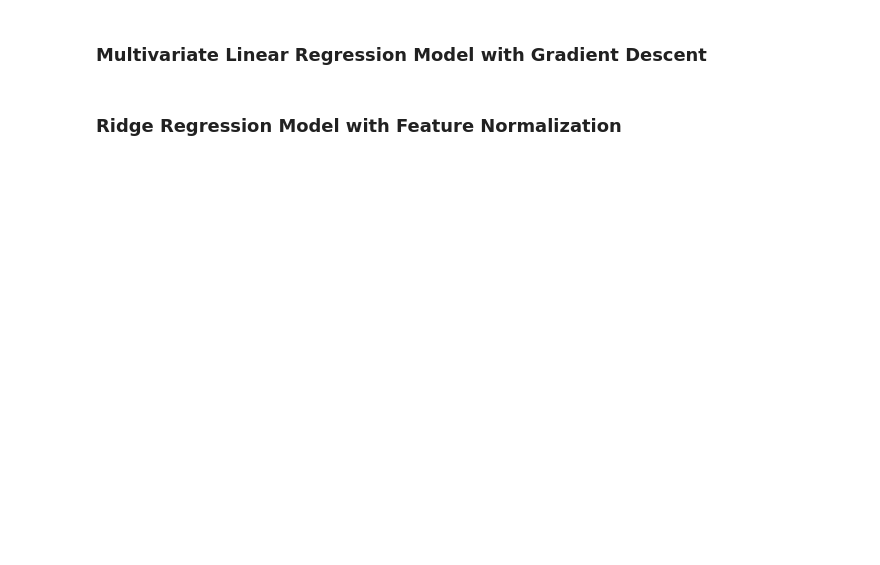
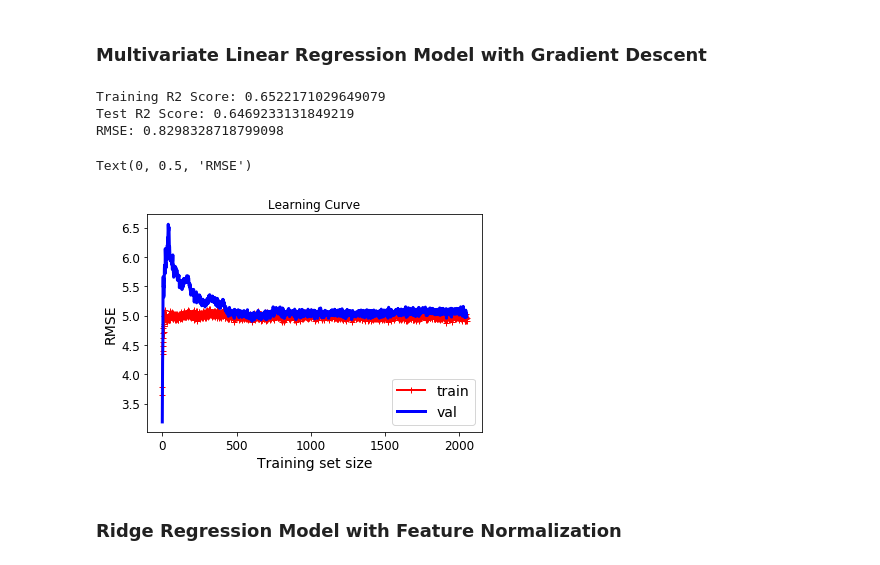
Before and after one commit to WafflesAreFriends/CPSC-4310-Stocks, a Jupyter notebook: DAP4/jteam_DAP4.ipynb, the cells around one changed output. Saved outputs shown, nothing was run; the diff lists cells and outputs as text; code cells hidden in the pictures; blank space fills up the shorter version.

```diff
--- a/DAP4/jteam_DAP4.ipynb
+++ b/DAP4/jteam_DAP4.ipynb
@@ -290,20 +293,63 @@ n_iterations = 10
 n = len(X_train_scaled)
 theta = np.random.randn(6,1)
 
-X_b = np.c_[np.ones((len(X_train), 1)), X_train] # Training
-X_new_b = np.c_[np.ones((len(X_test), 1)), X_test] # Test
+X_b = np.c_[np.ones((len(X_train_scaled), 1)), X_train_scaled] # Training
+X_new_b = np.c_[np.ones((len(X_test_scaled), 1)), X_test_scaled] # Test
 
 for iteration in range(n_iterations): # Train Model
     gradients = 2/n * X_b.T.dot(X_b.dot(theta) - y_train)
     theta = theta - learning_rate * gradients
 
-y_pred = X_new_b.dot(theta) # Prediction of theta for each feature
+# Prediction of theta for each feature
+y_pred_training = X_b.dot(theta)
+y_pred_test = X_new_b.dot(theta)
 
-#y_test_b = y_test
-#y_test_b.reshape(409, 1)
+rmse_score = np.sqrt(metrics.mean_squared_error(y_test, y_pred))
 
-#rmse_score = np.sqrt(metrics.mean_squared_error(y_test, y_pred))
-#print(rmse_score)
+r2_train_score = r2_score(y_train, y_pred_training)
+r2_test_score = r2_score(y_test, y_pred_test)
+
+print('Training R2 Score:',r2_train_score)
+print('Test R2 Score:',r2_test_score)
+print('RMSE:',rmse_score)
+# %% [output]
+Training R2 Score: 0.6522171029649079
+Test R2 Score: 0.6469233131849219
+RMSE: 0.8298328718799098
+# %%
+# Gradient descent learning curve
+train_errors, test_errors = [], []
+plt.figure()
+
+for m in range(1, len(X_train_scaled)):
+    # GD code
+    n = len(X_train_scaled[:m])
+    theta = np.random.randn(6,1)
+
+    X_b = np.c_[np.ones((len(X_train_scaled[:m]), 1)), X_train_scaled[:m]] # Training
+    X_new_b = np.c_[np.ones((len(X_test_scaled[:m]), 1)), X_test_scaled[:m]] # Test
+
+    for iteration in range(n_iterations): # Train Model
+        gradients = 2/n * X_b.T.dot(X_b.dot(theta) - y_train[:m])
+        theta = theta - learning_rate * gradients
+
+    # Prediction of theta for each feature
+    y_pred_training = X_b.dot(theta)
+    y_pred_test = X_new_b.dot(theta)
+
+    train_errors.append(np.sqrt(mean_squared_error(y_train[:m], y_pred_training)))
+    test_errors.append(np.sqrt(mean_squared_error(y_test[:m], y_pred_test)))
+
+# Plot the curve
+plt.title('Learning Curve')
+plt.plot(np.sqrt(train_errors), "r-+", linewidth=2, label="train")
+plt.plot(np.sqrt(test_errors), "b-", linewidth=3, label="val")
+plt.legend(loc="lower right", fontsize=14)
+plt.xlabel("Training set size", fontsize=14)
+plt.ylabel("RMSE", fontsize=14)
+# %% [output]
+Text(0, 0.5, 'RMSE')
+[figure, added]
 # %% [markdown]
 ### Ridge Regression Model with Feature Normalization
 # %%
```
Also changed, not shown: parts of 11 cells of this notebook.
